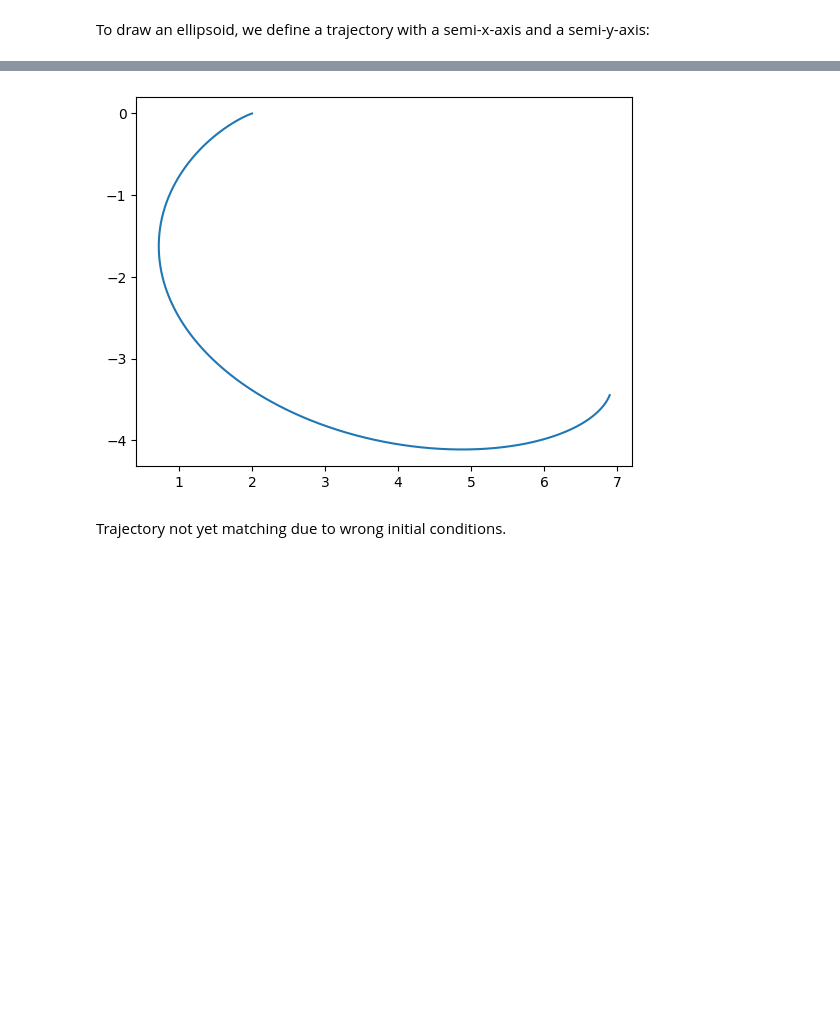
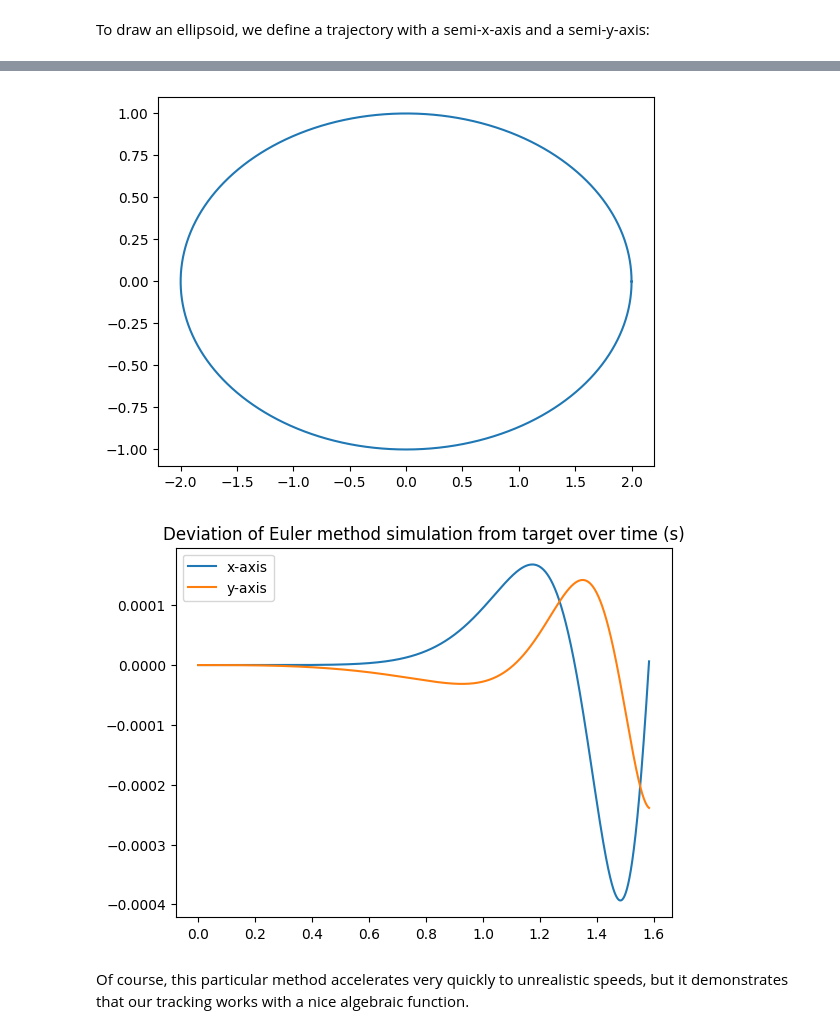
Before and after one commit to peranod-hva/TUD-SC-Modelling_miniproject, a Jupyter notebook: Main_notebook.ipynb, the cells around one changed output, grey strips where cells are left out. Saved outputs shown, nothing was run; the diff lists cells and outputs as text; code cells hidden in the pictures; blank space fills up the shorter version.

Commit message:
Fix trajectory tracking by choosing a trajectory that satisfies initial conditions.

```diff
--- a/Main_notebook.ipynb
+++ b/Main_notebook.ipynb
@@ -51,58 +52,67 @@ u_y = (L_m (2J_m + m r_m^2) y''' + (L_m mu_y r_m^2 + R_m (2J_m + m r_m^2)) y'' +
 We can then demonstrate that this does indeed return our ellipsoid
 # %%
-dt = 0.001
-t_end = 2*np.pi
+dt = 0.00001
+t_end = (2*np.pi)**0.25
 t = 0.0
 
 # state initial conditions
 x = semi_xaxis
+xlist = []
 x_d = 0.0
 i_x = 0.0
 x_x = np.array([[x_d], [x], [i_x]])
 
 y = 0.0
+ylist = []
 y_d = 0.0
 i_y = 0.0
 x_y = np.array([[y_d], [y], [i_y]])
 
 
 # coordinates as numerically calculated, given targets will be x_u and y_u
 x_sim = semi_xaxis
 y_sim = 0.0
 x_simlist = []
 y_simlist = []
 
 for t in np.arange(0, t_end, dt):
     x_simlist.append(x_sim)
     y_simlist.append(y_sim)
 
-    x_u = semi_xaxis*np.cos(t)
-    x_u_d = -semi_xaxis*np.sin(t)
-    x_u_dd = -semi_xaxis*np.cos(t)
-    x_u_ddd = semi_xaxis*np.sin(t)
+    x_u = semi_xaxis * np.cos(t**4)
+    xlist.append(x_u)
+    x_u_d = -4*t**3 * semi_xaxis * np.sin(t**4)
+    x_u_dd = -12*t**2 * semi_xaxis * np.sin(t**4) - 16*t**6 * semi_xaxis * np.cos(t**4)
+    x_u_ddd = -24*t * semi_xaxis * np.sin(t**4) - 144*t**5 * semi_xaxis * np.cos(t**4) + 64*t**9 * semi_xaxis * np.sin(t**4)
 
-    y_u = semi_yaxis*np.sin(t)
-    y_u_d = semi_yaxis*np.cos(t)
-    y_u_dd = -semi_yaxis*np.sin(t)
-    y_u_ddd = -semi_yaxis*np.cos(t)
+    y_u = semi_yaxis * np.sin(t**4)
+    ylist.append(y_u)
+    y_u_d = 4*t**3 * semi_yaxis * np.cos(t**4)
+    y_u_dd = 12*t**2 * semi_yaxis * np.cos(t**4) - 16*t**6 * semi_yaxis * np.sin(t**4)
+    y_u_ddd = 24*t * semi_yaxis * np.cos(t**4) - 144*t**5 * semi_yaxis * np.sin(t**4) - 64*t**9 * semi_yaxis * np.cos(t**4)
 
     u_x = (L_m*(2*J_m + m*r_m**2)*x_u_ddd + (L_m*mu_x*r_m**2 + R_m*(2*J_m + m*r_m**2))*x_u_dd + R_m*mu_x*r_m**2*x_u_d) / (r_m*K_m)
     u_y = (L_m*(2*J_m + m*r_m**2)*y_u_ddd + (L_m*mu_y*r_m**2 + R_m*(2*J_m + m*r_m**2))*y_u_dd + R_m*mu_y*r_m**2*y_u_d) / (r_m*K_m)
 
     x_x_d = A_x@x_x + B*u_x
     x_y_d = A_y@x_y + B*u_y
 
     # Apply Euler method
     x_x += x_x_d * dt
     x_y += x_y_d * dt
     x_sim = x_x[1][0]
     y_sim = x_y[1][0]
 
-    t += dt
-
 plt.plot(x_simlist, y_simlist)
 plt.show()
+
+plt.title("Deviation of Euler method simulation from target over time (s)")
+plt.plot(np.arange(0, t_end, dt), np.array(x_simlist) - np.array(xlist), label='x-axis')
+plt.plot(np.arange(0, t_end, dt), np.array(y_simlist) - np.array(ylist), label='y-axis')
+plt.legend()
+plt.show()
 # %% [output]
-[figure, old version]
+[figure, new version]
+[figure, added]
 # %% [markdown]
-Trajectory not yet matching due to wrong initial conditions.
+Of course, this particular method accelerates very quickly to unrealistic speeds, but it demonstrates that our tracking works with a nice algebraic function.
```
Also changed, not shown: parts of 1 cell of this notebook.
